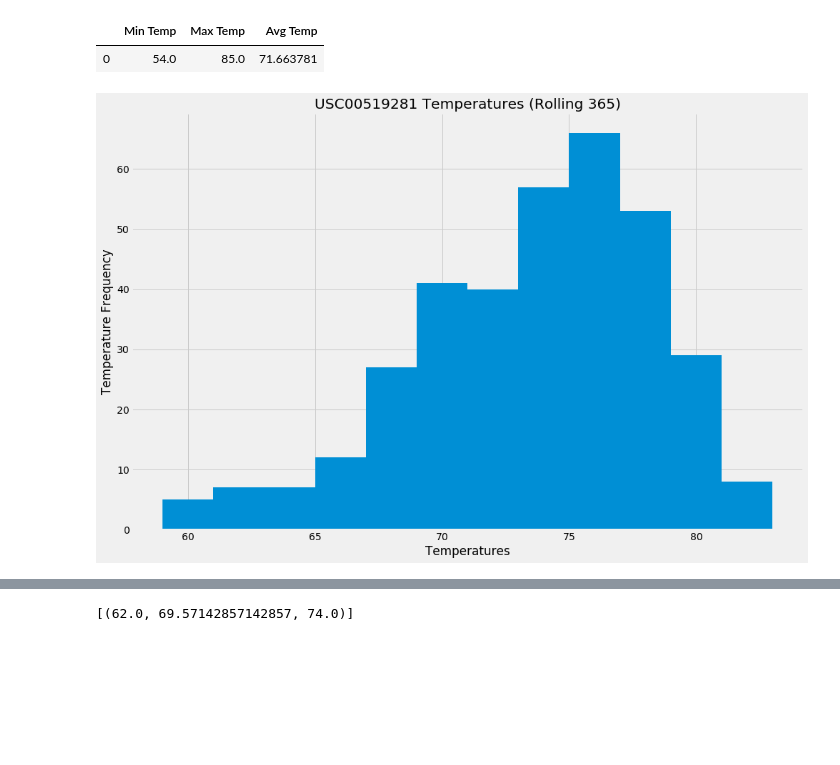
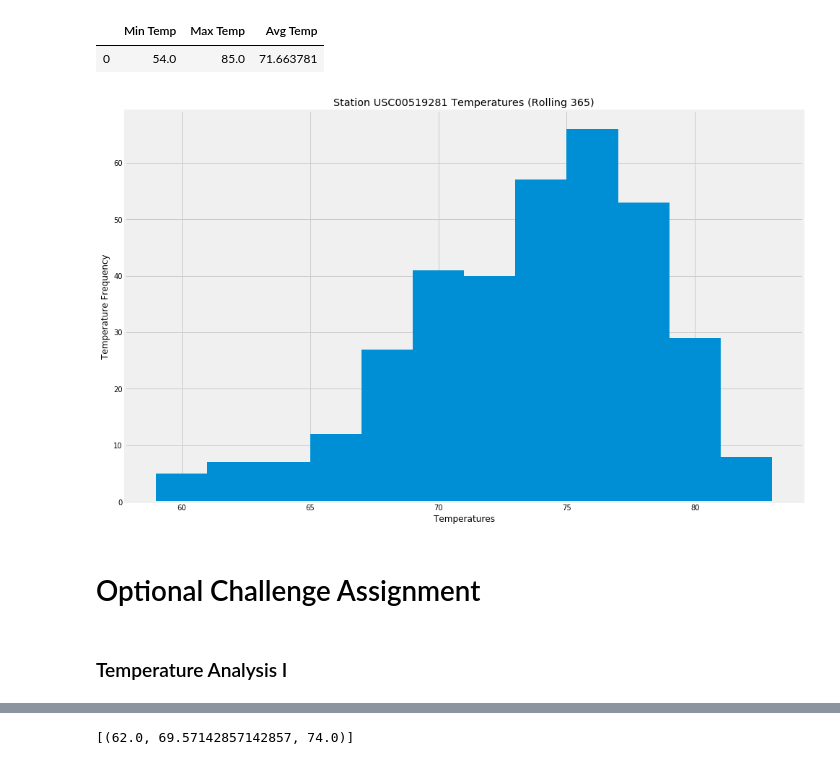
Before and after one commit to herge008/sqlalchemy-challenge, a Jupyter notebook: surfs_up.ipynb, the cells around one changed output, grey strips where cells are left out. Cells and saved outputs as stored; diff of their text form; code cells hidden in the pictures; blank space fills up the shorter version.

```diff
--- a/surfs_up.ipynb
+++ b/surfs_up.ipynb
@@ -132,19 +142,23 @@ df_station_stats
 # %%
 # Choose the station with the highest number of temperature observations.
 # Query the last 12 months of temperature observation data for this station and plot the results as a histogram
 hist_data=session.query(Measurement.tobs).\
     filter(Measurement.station == 'USC00519281').\
     filter(Measurement.date >= dt.date(2017, 8, 23) - dt.timedelta(days=365)).all()
 
 hist_data_df=pd.DataFrame(hist_data)
 
 #plt.hist(hist_data_df["tobs"],bins=12)
 fig = plt.figure(figsize=(15, 10))
 ax = fig.add_subplot()
 ax.hist(hist_data_df["tobs"],bins=12)
 plt.ylabel("Temperature Frequency")
 plt.xlabel("Temperatures")
-plt.title("USC00519281 Temperatures (Rolling 365)")
+plt.title("Station USC00519281 Temperatures (Rolling 365)")
 plt.show()
 # %% [output]
-[figure, old version]
+[figure, new version]
+# %% [markdown]
+# Optional Challenge Assignment
+# %% [markdown]
+### Temperature Analysis I
```
Also changed, not shown: parts of 23 cells of this notebook, 1 other file.
